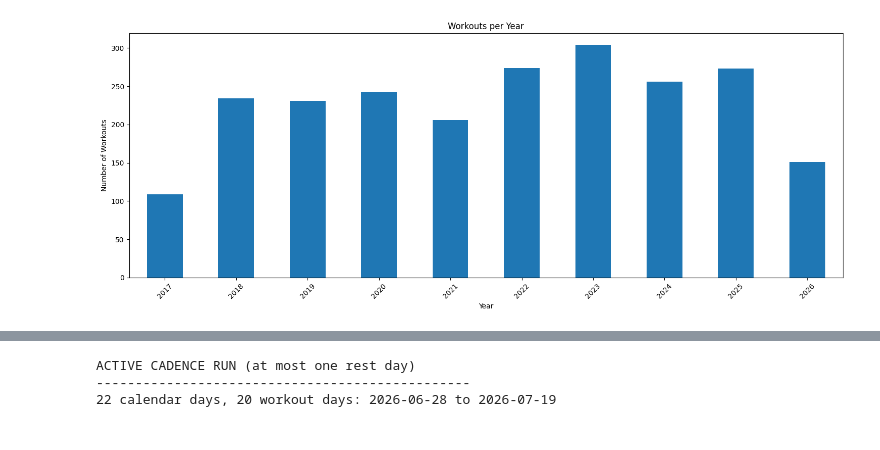
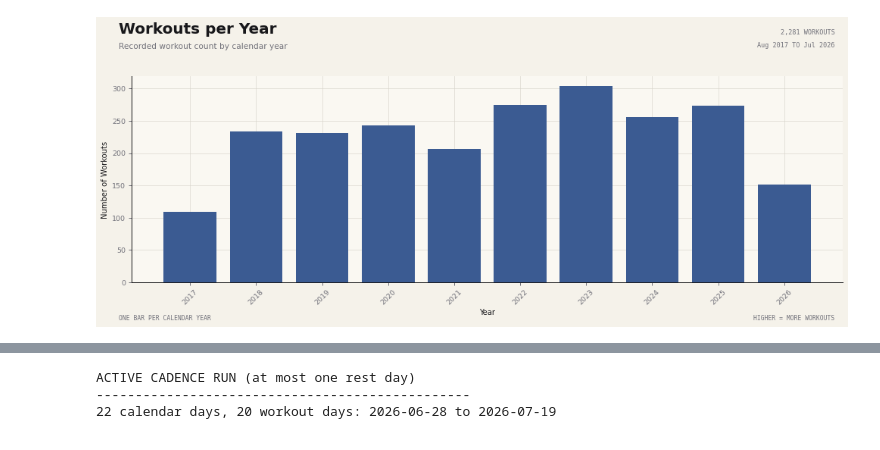
Before and after one commit to WeightliftingApp/WeightliftingApp-AnalyzeData, a Jupyter notebook: src/analyze_workouts.ipynb, the cells around one changed output, grey strips where cells are left out. Cells and saved outputs as stored; diff of their text form; code cells hidden in the pictures.

```diff
--- a/src/analyze_workouts.ipynb
+++ b/src/analyze_workouts.ipynb
@@ -8,29 +8,61 @@ wld = WLD(file_path="../data/example-chappy.wld")
 # %%
 import pandas as pd
 import matplotlib.pyplot as plt
+
+from chart_style import (
+    CATEGORICAL_COLORS,
+    NOTEBOOK_AXES,
+    PALETTE,
+    add_footer,
+    add_header,
+    chart_canvas,
+    notebook_frame,
+    style_axes,
+)
 
 # Extract workout dates and convert to pandas datetime
 workout_dates = [w.date for w in wld.workouts]
 df = pd.DataFrame({"date": workout_dates})
 df["date"] = pd.to_datetime(df["date"])  # Add this line to convert to datetime
 
 # Create year column
 df["year"] = df["date"].dt.to_period("Y")
 
 # Count workouts per year
 yearly_counts = df["year"].value_counts().sort_index()
 
 # Plot histogram
-plt.figure(figsize=(15, 6))
-yearly_counts.plot(kind="bar")
-plt.title("Workouts per Year")
-plt.xlabel("Year")
-plt.ylabel("Number of Workouts")
-plt.xticks(rotation=45)
-plt.tight_layout()
-plt.show()
+frame = notebook_frame((15, 6))
+with chart_canvas(frame) as (fig, ax):
+    ax.bar(
+        yearly_counts.index.astype(str),
+        yearly_counts.values,
+        color=CATEGORICAL_COLORS[0],
+    )
+    ax.set_xlabel("Year")
+    ax.set_ylabel("Number of Workouts")
+    ax.tick_params(axis="x", rotation=45)
+    style_axes(ax, NOTEBOOK_AXES)
+    add_header(
+        fig,
+        frame,
+        "Workouts per Year",
+        "Recorded workout count by calendar year",
+        (
+            f"{yearly_counts.sum():,} WORKOUTS",
+            f"{df['date'].min():%b %Y} TO {df['date'].max():%b %Y}",
+        ),
+    )
+    add_footer(
+        fig,
+        frame,
+        "ONE BAR PER CALENDAR YEAR",
+        "HIGHER = MORE WORKOUTS",
+        right_weight="normal",
+    )
+    plt.show()
 # %% [output]
-[figure, old version]
+[figure, new version]
 # %%
 # Extract workout durations in seconds and convert to minutes
 workout_durations = [w.duration / 60 for w in wld.workouts]
```
Also changed, not shown: parts of 2 cells of this notebook, 2 other files.
